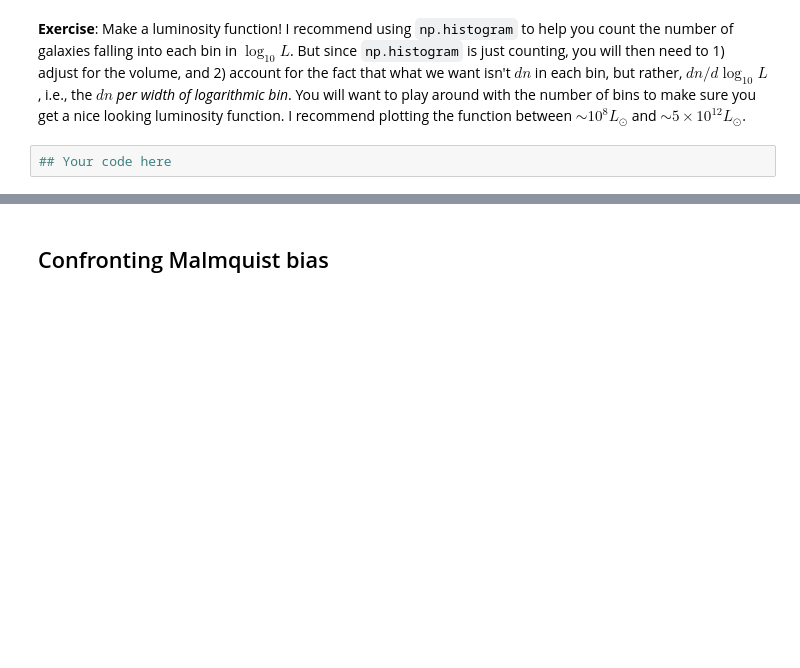
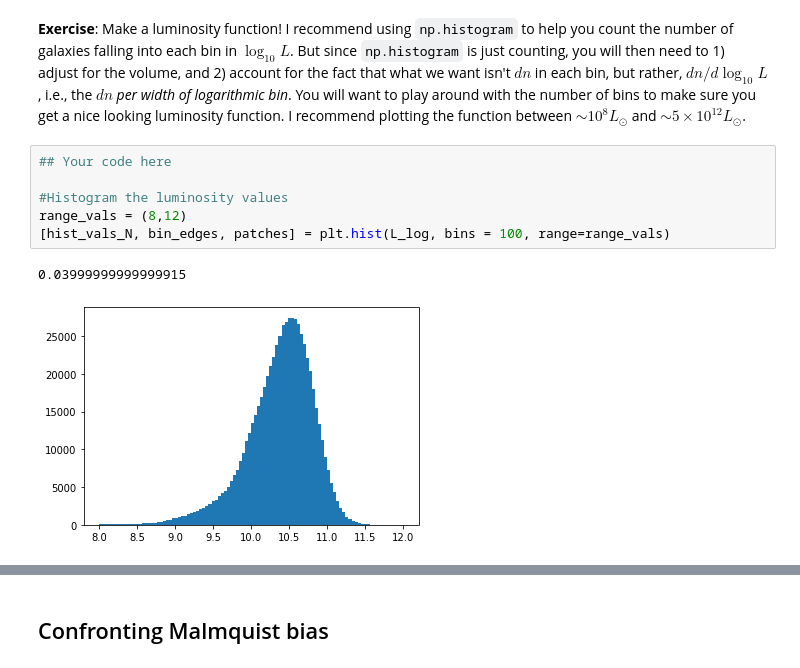
Before and after one commit to katiesavarc/DataSci_Lab, a Jupyter notebook: CodingLab04/CodingLab04_LuminosityFunctions.ipynb, the cells around one changed output, grey strips where cells are left out. Drawn from its saved outputs; the diff is of its cells as text; blank space fills up the shorter version.

```diff
--- a/CodingLab04/CodingLab04_LuminosityFunctions.ipynb
+++ b/CodingLab04/CodingLab04_LuminosityFunctions.ipynb
@@ -200,4 +225,11 @@ There are two more complications that need to be taken into account:
 # %% [markdown]
 **Exercise**: Make a luminosity function! I recommend using `np.histogram` to help you count the number of galaxies falling into each bin in $\log_{10} L$. But since `np.histogram` is just counting, you will then need to 1) adjust for the volume, and 2) account for the fact that what we want isn't $dn$ in each bin, but rather, $dn/d\log_{10}L$, i.e., the $dn$ *per width of logarithmic bin*. You will want to play around with the number of bins to make sure you get a nice looking luminosity function. I recommend plotting the function between $\sim 10^8 L_\odot$ and $\sim 5 \times 10^{12}L_\odot$.
-# %%
-## Your code here
+# %%
+## Your code here
+
+#Histogram the luminosity values
+range_vals = (8,12)
+[hist_vals_N, bin_edges, patches] = plt.hist(L_log, bins = 100, range=range_vals)
+# %% [output]
+0.03999999999999915
+[figure, added]
```
Also changed, not shown: parts of 5 cells of this notebook.
